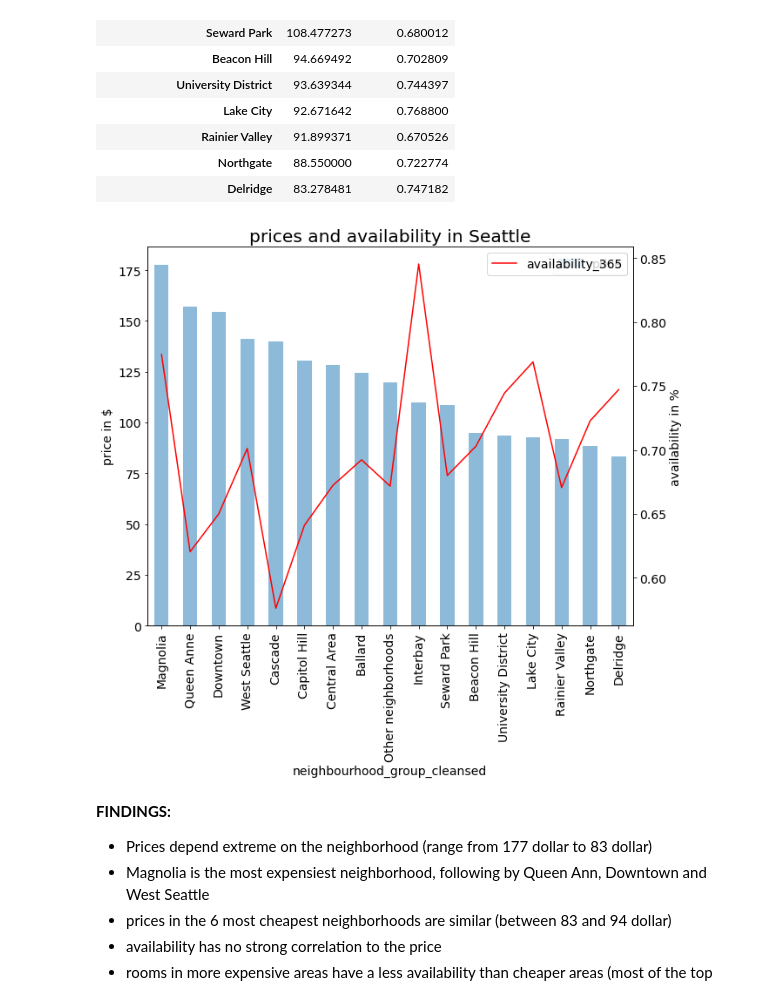
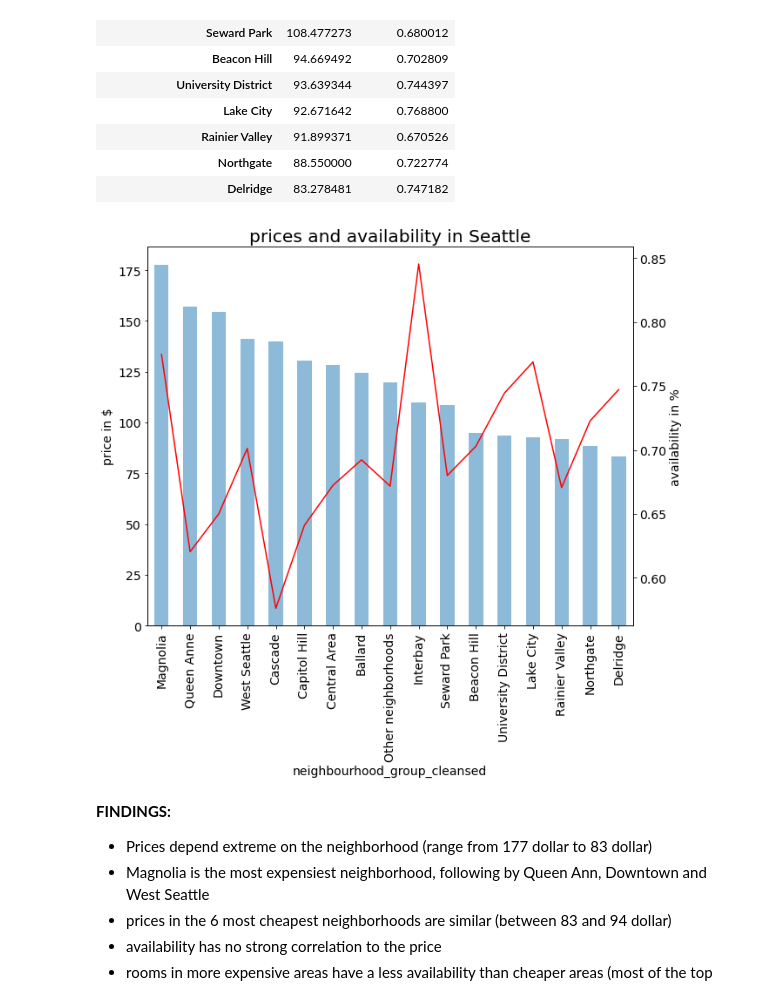
Before and after one commit to dagrubi/DataScience_AirBnBSeattle, a Jupyter notebook: analyse_data.ipynb, the cells around one changed output. Cells and saved outputs as stored; diff of their text form; code cells hidden in the pictures.

```diff
--- a/analyse_data.ipynb
+++ b/analyse_data.ipynb
@@ -364,15 +381,15 @@ resAA
 # %%
 plt.rcParams.update({'font.size': 14})
 fig, ax1 = plt.subplots(figsize=(10,8))
 ax2 = ax1.twinx()
-resAA[['price']].plot(kind='bar', alpha = 0.5, ax = ax1)
-resAA[['availability_365']].plot(kind='line', ax=ax2, color = 'r')
+resAA[['price']].plot(kind='bar', alpha = 0.5, ax = ax1, legend=None)
+resAA[['availability_365']].plot(kind='line', ax=ax2, color = 'r', legend=None)
 ax1.set_ylabel('price in $')
 ax2.set_ylabel('availability in %')
 plt.title("prices and availability in Seattle", fontsize='x-large')
 plt.show()
 # %% [output]
-[figure, old version]
+[figure, new version]
 # %% [markdown]
 **FINDINGS:**
 
```
Also changed, not shown: parts of 15 cells of this notebook.
